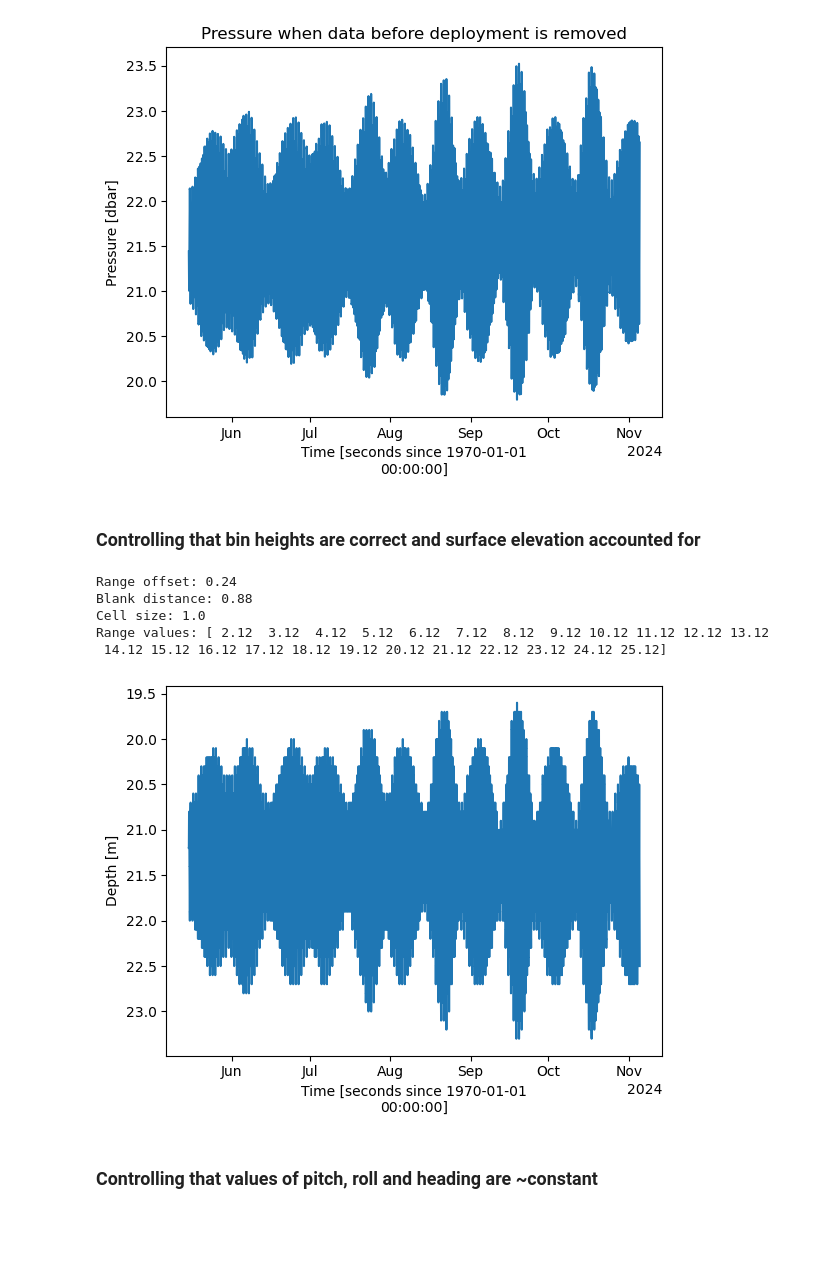
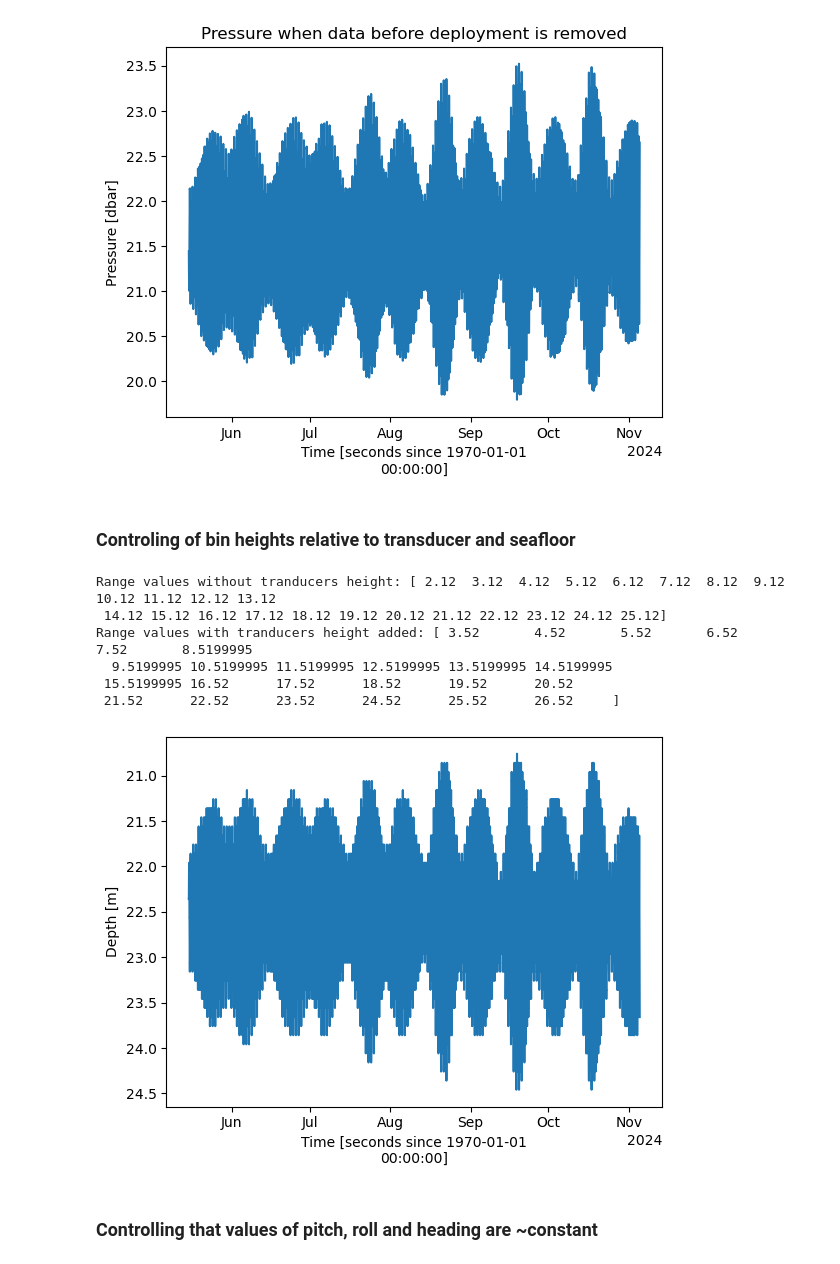
Before and after one commit to AnurovaPrykhodko/ADCP-internship, a Jupyter notebook: raw_data_processing.ipynb, the cells around one changed output. Drawn from its saved outputs; the diff is of its cells as text; code cells hidden in the pictures; blank space fills up the shorter version.

```diff
--- a/raw_data_processing.ipynb
+++ b/raw_data_processing.ipynb
@@ -62,28 +62,31 @@ plt.show()
 [figure]
 [figure]
 # %% [markdown]
-### Controlling that bin heights are correct and surface elevation accounted for
+### Controling of bin heights relative to transducer and seafloor
 # %%
-#0 already corresponds to seafloor
-#center of first bin corresponds to range_offset + blank_dist + cell_size
+# 0 of range corresponds to transducers height, not seafloor
 
-print(f"Range offset: {ds_1.attrs.get('range_offset'):.2f}")
-print(f"Blank distance: {ds_1.attrs.get('blank_dist')}")
-print(f"Cell size: {ds_1.attrs.get('cell_size')}")
-print(f"Range values: {ds_1['range'].values}")
+# original range start at 2.12
+# but setup is first cell range 2.10
+print(f"Range values without tranducers height: {ds_1['range'].values}")
 
+# add 1.5m tranducer height to range and depth
+da_1 = api.clean.set_range_offset(ds_1, 1.40)
 
-#surface elevation accounted for, depth varies
+print(f"Range values with tranducers height added: {ds_1['range'].values}")
+
+# Surface variation accounted for, depth varies
 ds_1.depth.plot()
 plt.gca().invert_yaxis()
 plt.show()
 # %% [output]
-Range offset: 0.24
-Blank distance: 0.88
-Cell size: 1.0
-Range values: [ 2.12  3.12  4.12  5.12  6.12  7.12  8.12  9.12 10.12 11.12 12.12 13.12
+Range values without tranducers height: [ 2.12  3.12  4.12  5.12  6.12  7.12  8.12  9.12 10.12 11.12 12.12 13.12
  14.12 15.12 16.12 17.12 18.12 19.12 20.12 21.12 22.12 23.12 24.12 25.12]
+Range values with tranducers height added: [ 3.52       4.52       5.52       6.52       7.52       8.5199995
+  9.5199995 10.5199995 11.5199995 12.5199995 13.5199995 14.5199995
+ 15.5199995 16.52      17.52      18.52      19.52      20.52
+ 21.52      22.52      23.52      24.52      25.52      26.52     ]
-[figure, old version]
+[figure, new version]
 # %% [markdown]
 ### Controlling that values of pitch, roll and heading are ~constant
 # %%
```
Also changed, not shown: parts of 15 cells of this notebook.
